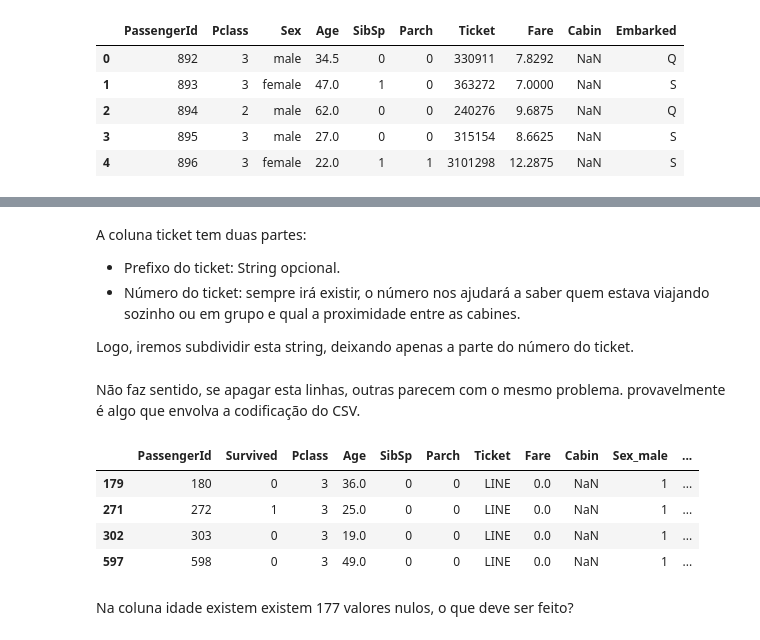
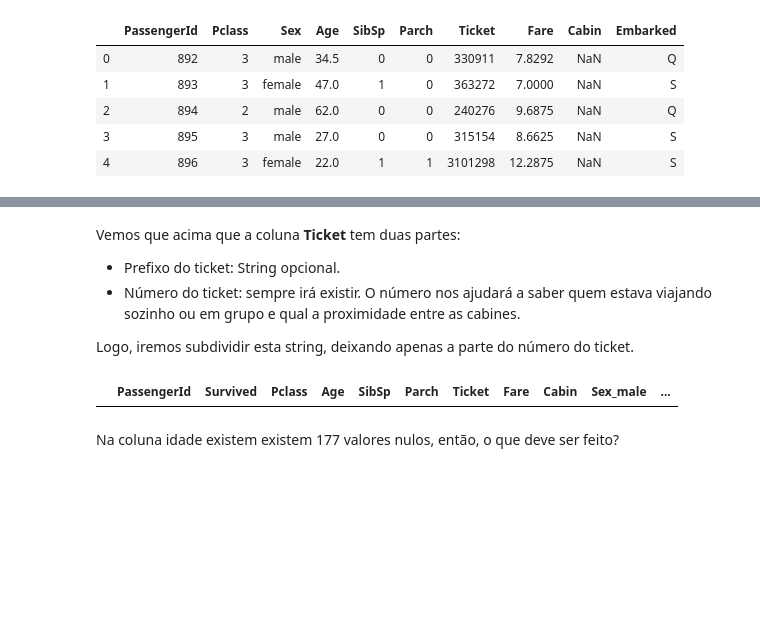
Before and after one commit to Lucas08Ben/Mineracao-de-Dados, a Jupyter notebook: Lista 3 - Árvores de decisão e cross validation/Titanic.ipynb, the cells around one changed output, grey strips where cells are left out. Cells and saved outputs as stored; diff of their text form; code cells hidden in the pictures; blank space fills up the shorter version.

```diff
--- a/Lista 3 - Árvores de decisão e cross validation/Titanic.ipynb
+++ b/Lista 3 - Árvores de decisão e cross validation/Titanic.ipynb
@@ -116,0 +129,2 @@ memory usage: 36.0+ KB
+# %%
+trainDF = trainDF.drop([179, 271, 302, 597], axis=0)
@@ -153,27 +175,21 @@ trainDF.head()
 | 3 | 4 | 1 | 1 | 35.0 | 1 | 0 | 113803 | 53.1000 | C123 | 0 | ... |
 | 4 | 5 | 0 | 3 | 35.0 | 0 | 0 | 373450 | 8.0500 | NaN | 1 | ... |
 # %% [markdown]
-A coluna ticket tem duas partes:
+Vemos que acima que a coluna **Ticket** tem duas partes:
   -  Prefixo do ticket: String opcional.
-  -  Número do ticket: sempre irá existir, o número nos ajudará a saber quem estava viajando sozinho ou em grupo e qual a proximidade entre as cabines.
+  -  Número do ticket: sempre irá existir. O número nos ajudará a saber quem estava viajando sozinho ou em grupo e qual a proximidade entre as cabines.
 
 Logo, iremos subdividir esta string, deixando apenas a parte do número do ticket.
 # %%
-trainDF['NewTicket'] = trainDF['Ticket'].str.replace(' ', '_').str.split('_').str.get(-1)
+trainDF['NewTicket'] = pd.to_numeric(trainDF['Ticket'].str.replace(' ', '_').str.split('_').str.get(-1))
-# %% [markdown]
-Não faz sentido, se apagar esta linhas, outras parecem com o mesmo problema. provavelmente é algo que envolva a codificação do CSV.
 # %%
-trainDF.loc[trainDF['NewTicket'] == 'LINE']
+trainDF.loc[trainDF['Ticket'] == 'LINE'] # OK
 # %% [output]
 |  | PassengerId | Survived | Pclass | Age | SibSp | Parch | Ticket | Fare | Cabin | Sex_male | ... |
-| 179 | 180 | 0 | 3 | 36.0 | 0 | 0 | LINE | 0.0 | NaN | 1 | ... |
-| 271 | 272 | 1 | 3 | 25.0 | 0 | 0 | LINE | 0.0 | NaN | 1 | ... |
-| 302 | 303 | 0 | 3 | 19.0 | 0 | 0 | LINE | 0.0 | NaN | 1 | ... |
-| 597 | 598 | 0 | 3 | 49.0 | 0 | 0 | LINE | 0.0 | NaN | 1 | ... |
 # %%
 trainDF.drop(columns=['Ticket'], inplace=True)
 # %% [markdown]
-Na coluna idade existem existem 177 valores nulos, o que deve ser feito?
+Na coluna idade existem existem 177 valores nulos, então, o que deve ser feito?
 # %%
 trainDF.corr().style.background_gradient(cmap='viridis')
 # %% [output]
```
Also changed, not shown: parts of 36 cells of this notebook, 1 other file.
